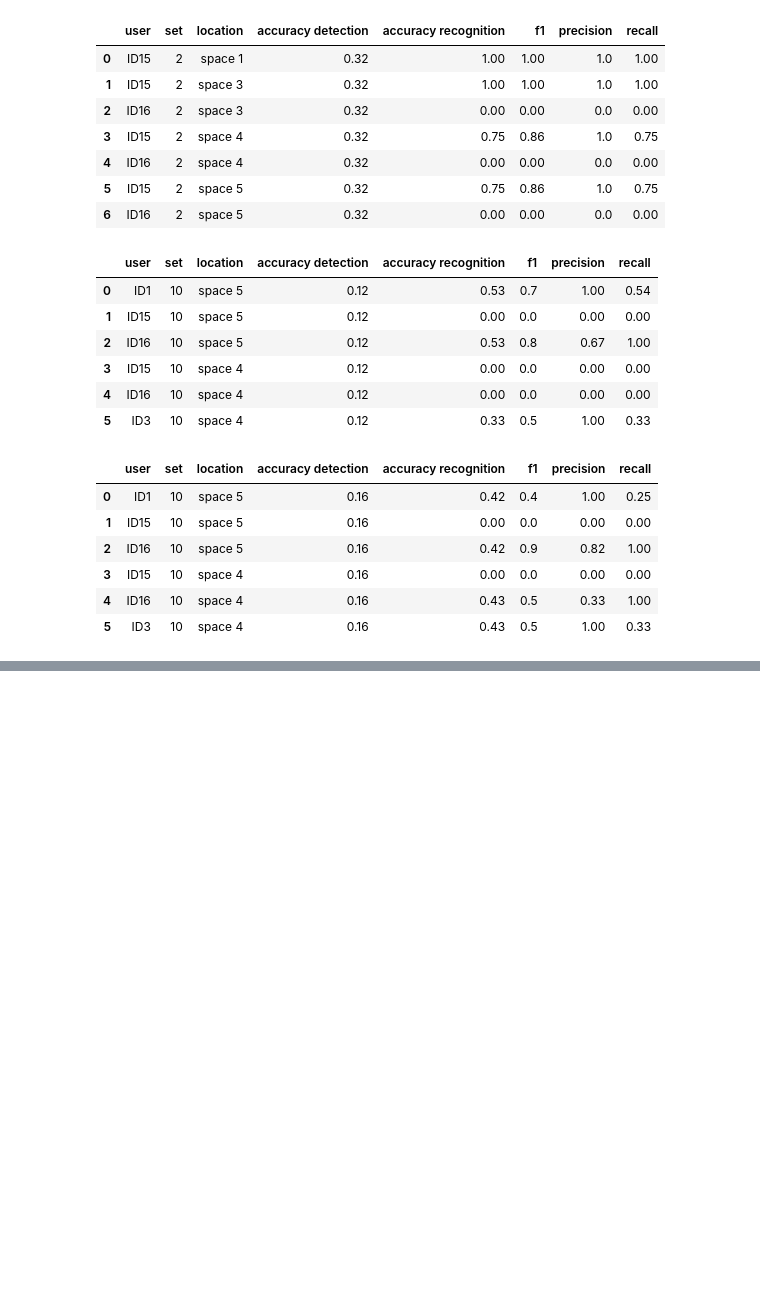
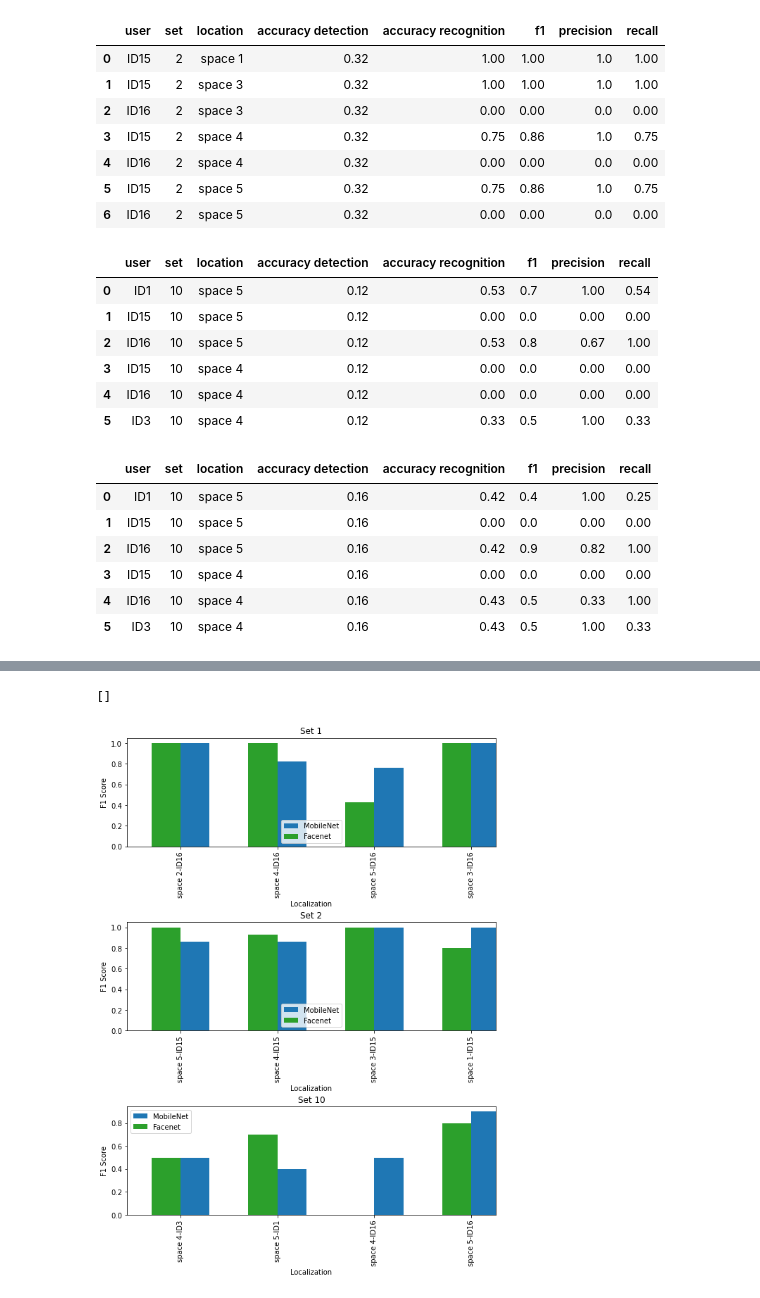
Before and after one commit to fabriciotorquato/person-re-identification, a Jupyter notebook: src/ploter/results.ipynb, the cells around one changed output, grey strips where cells are left out. Cells and saved outputs as stored; diff of their text form; code cells hidden in the pictures; blank space fills up the shorter version.

```diff
--- a/src/ploter/results.ipynb
+++ b/src/ploter/results.ipynb
@@ -229,0 +175,17 @@ axs[2].legend(["MobileNet", "Facenet"])
+# %%
+fig, axs = plt.subplots(3,figsize=(8, 10))
+fig.tight_layout()
+
+axs[0] = plot_chart('f1',axs[0],0,"F1 Score","Set 1")
+plt.subplots_adjust(hspace = .7)
+
+axs[1] = plot_chart('f1',axs[1],1,"F1 Score","Set 2")
+plt.subplots_adjust(hspace = .7)
+
+axs[2] = plot_chart('f1',axs[2],2,"F1 Score","Set 10")
+plt.subplots_adjust(hspace = .7)
+
+plt.plot()
+# %% [output]
+[]
+[figure, added]
```
Also changed, not shown: parts of 11 cells of this notebook.
